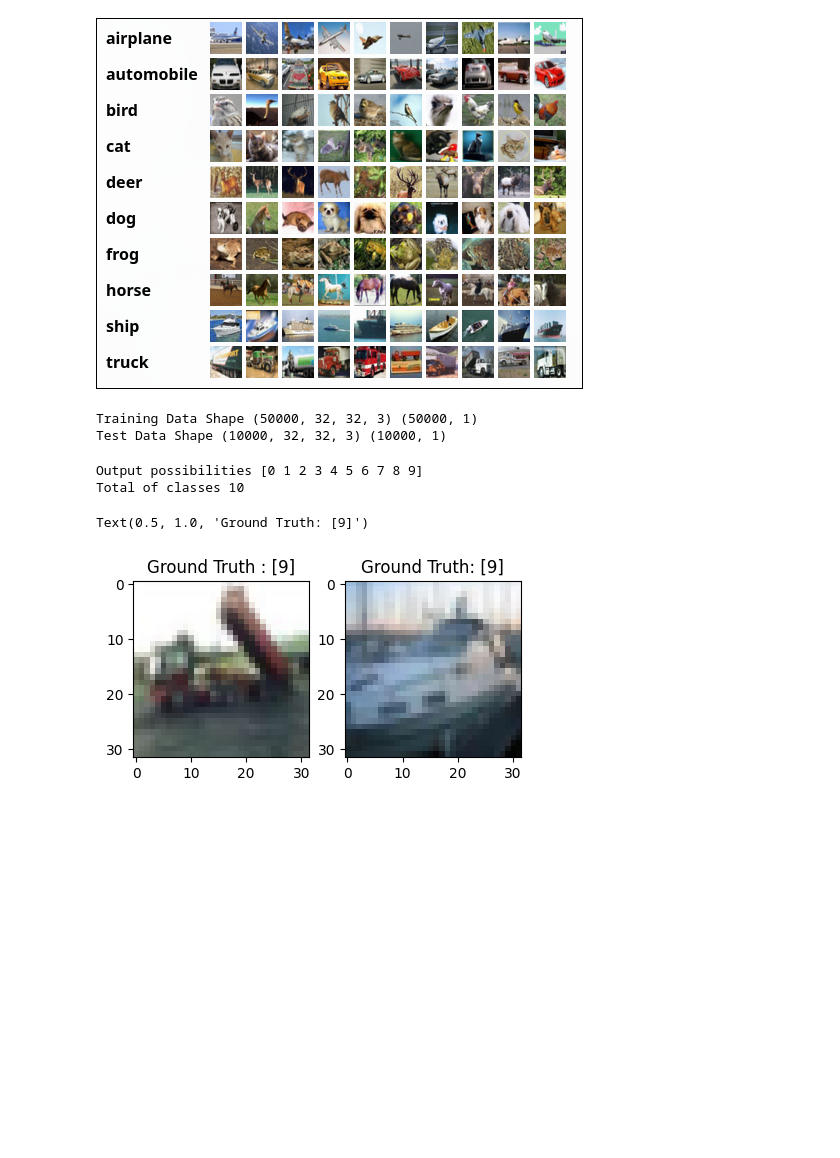
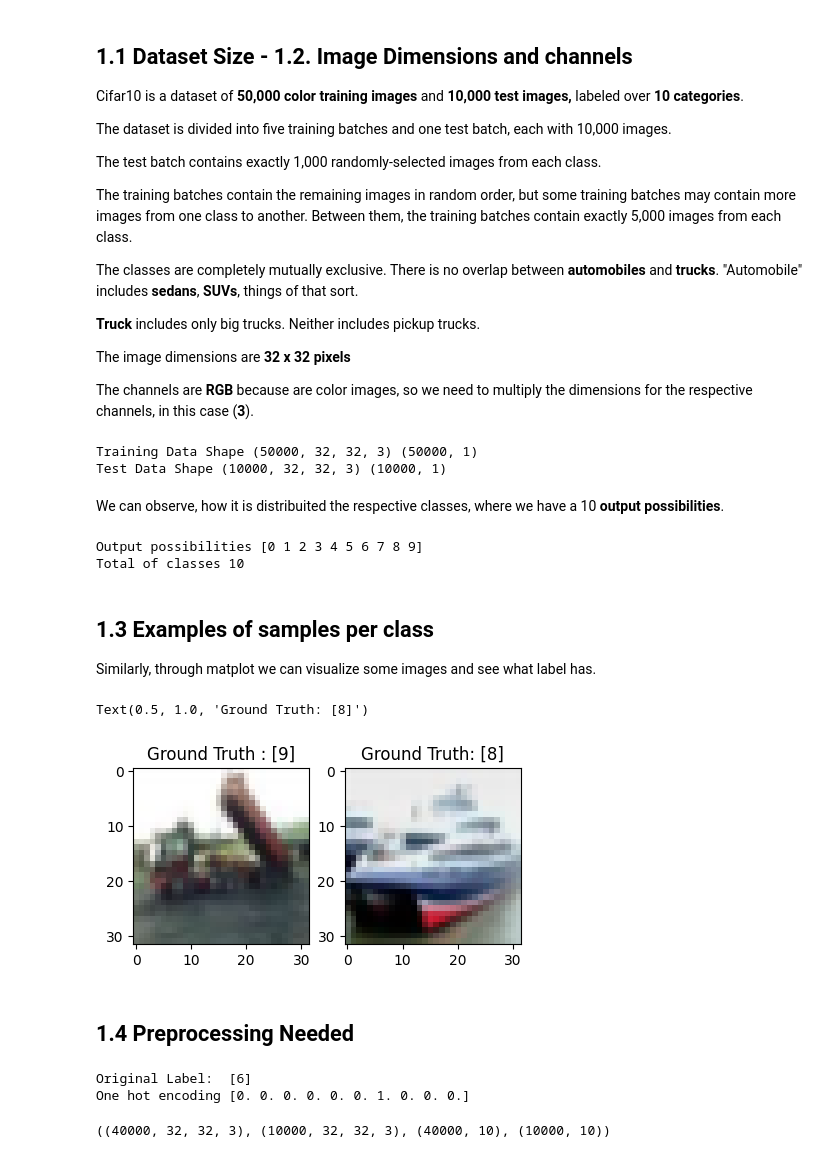
Before and after one commit to tulio3101/TDSE-03, a Jupyter notebook: ConvolutionalLayer.ipynb, the cells around one changed output. Cells and saved outputs as stored; diff of their text form; code cells hidden in the pictures; blank space fills up the shorter version.

Commit message:
feat(core): justifying the selecting dataset and implementing the neural network with flatten and dense

```diff
--- a/ConvolutionalLayer.ipynb
+++ b/ConvolutionalLayer.ipynb
@@ -36,11 +47,29 @@ Training Data Shape (50000, 32, 32, 3)
 # %% [markdown]
-![image.png](attachment:image.png)
+## 1.1 Dataset Size - 1.2. Image Dimensions and channels
+
+Cifar10 is a dataset of **50,000 color training images** and **10,000 test images,** labeled over **10 categories**.
+
+The dataset is divided into five training batches and one test batch, each with 10,000 images.
+
+The test batch contains exactly 1,000 randomly-selected images from each class.
+
+The training batches contain the remaining images in random order, but some training batches may contain more images from one class to another. Between them, the training batches contain exactly 5,000 images from each class.
+
+The classes are completely mutually exclusive. There is no overlap between **automobiles** and **trucks**. "Automobile" includes **sedans**, **SUVs**, things of that sort.
+
+**Truck** includes only big trucks. Neither includes pickup trucks.
+
+The image dimensions are **32 x 32 pixels**
+
+The channels are **RGB** because are color images, so we need to multiply the dimensions for the respective channels, in this case (**3**).
 # %%
 print('Training Data Shape', train_X.shape, train_Y.shape)
 print('Test Data Shape', test_X.shape, test_Y.shape)
 # %% [output]
 Training Data Shape (50000, 32, 32, 3) (50000, 1)
 Test Data Shape (10000, 32, 32, 3) (10000, 1)
+# %% [markdown]
+We can observe, how it is distribuited the respective classes, where we have a 10 **output possibilities**.
 # %%
 classes = np.unique(train_Y)
 nClasses = len(classes)
@@ -50,17 +79,23 @@ print('Total of classes', nClasses)
 # %% [output]
 Output possibilities [0 1 2 3 4 5 6 7 8 9]
 Total of classes 10
+# %% [markdown]
+## 1.3 Examples of samples per class
+
+Similarly, through matplot we can visualize some images and see what label has.
 # %%
 plt.figure(figsize=[5,5])
 plt.subplot(121)
 plt.imshow(train_X[2,:,:])
 plt.title("Ground Truth : {}".format(train_Y[2]))
 
 plt.subplot(122)
-plt.imshow(test_X[2,:,:])
-plt.title("Ground Truth: {}".format(train_Y[2]))
+plt.imshow(test_X[1,:,:])
+plt.title("Ground Truth: {}".format(test_Y[1]))
 # %% [output]
-Text(0.5, 1.0, 'Ground Truth: [9]')
+Text(0.5, 1.0, 'Ground Truth: [8]')
-[figure, old version]
+[figure, new version]
+# %% [markdown]
+## 1.4 Preprocessing Needed
 # %%
 train_X = train_X.reshape(-1, 32, 32, 3)
@@ -68,2 +108,17 @@ train_Y = train_Y.reshape(-1, 32, 32, 3)
+# %%
+train_Y_one_hot = to_categorical(train_Y)
+test_Y_one_hot = to_categorical(test_Y)
+
+print('Original Label: ', train_Y[0])
+print('One hot encoding',train_Y_one_hot[0])
+# %% [output]
+Original Label:  [6]
+One hot encoding [0. 0. 0. 0. 0. 0. 1. 0. 0. 0.]
+# %%
+train_X_normalize, valid_X, train_label, valid_label = train_test_split(train_X, train_Y_one_hot, test_size=0.2, random_state=15)
+
+train_X_normalize.shape,valid_X.shape,train_label.shape,valid_label.shape
+# %% [output]
+((40000, 32, 32, 3), (10000, 32, 32, 3), (40000, 10), (10000, 10))
 # %% [markdown]
 ## 2. Baseline Model (Non-Convolutional)
```
Also changed, not shown: parts of 15 cells of this notebook.
